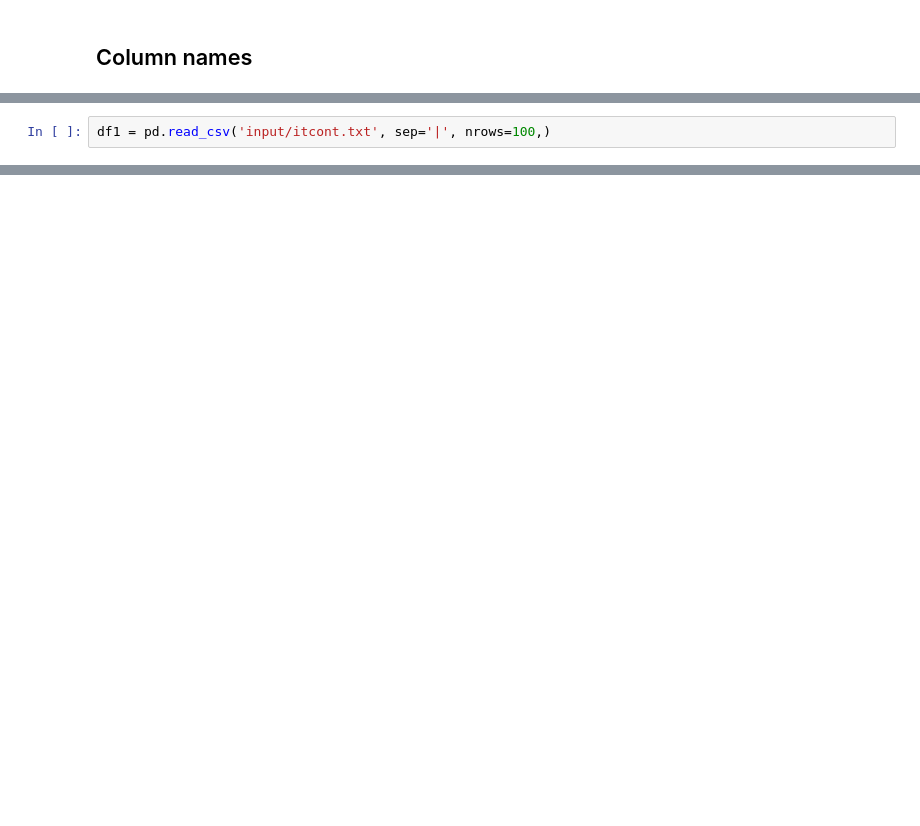
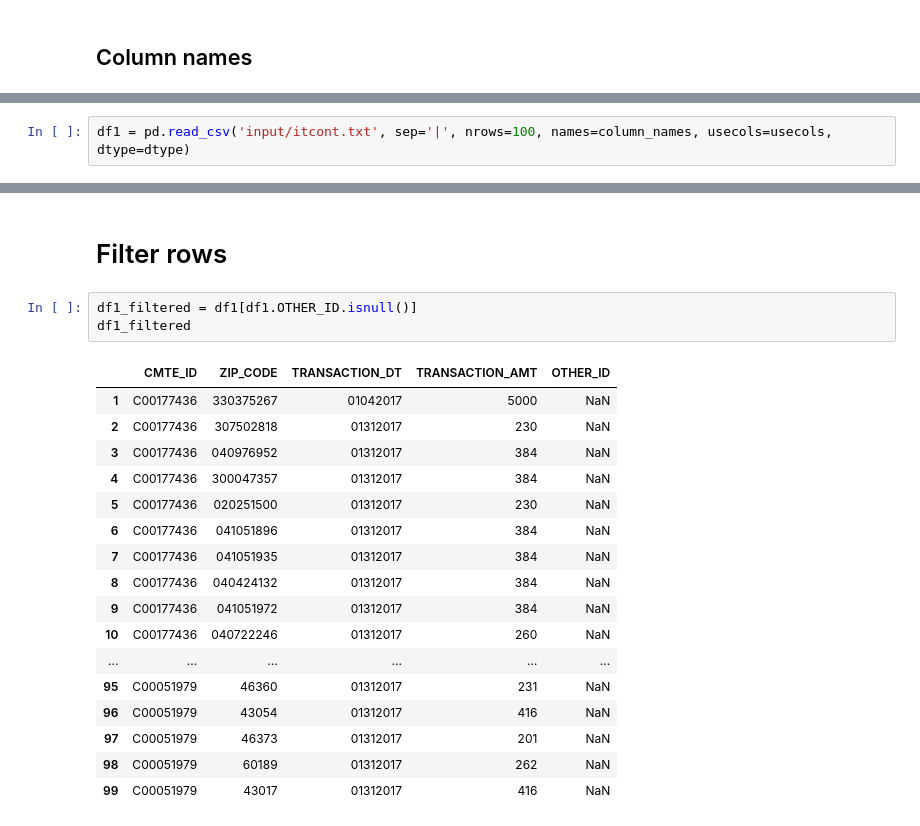
Before and after one commit to dashapyly/Find-Political-Donors-Insight-Challenge, a Jupyter notebook: Cleaning the input file.ipynb, the cells around one changed output, grey strips where cells are left out. Cells and saved outputs as stored; diff of their text form; blank space fills up the shorter version.

Commit message:
Start working on filtering

```diff
--- a/Cleaning the input file.ipynb
+++ b/Cleaning the input file.ipynb
@@ -292,2 +63,2 @@ column_names = [
 # %%
-df1 = pd.read_csv('input/itcont.txt', sep='|', nrows=100,)
+df1 = pd.read_csv('input/itcont.txt', sep='|', nrows=100, names=column_names, usecols=usecols, dtype=dtype)
@@ -335,0 +99,23 @@ Load DataFrames
+# %% [markdown]
+# Filter rows
+# %%
+df1_filtered = df1[df1.OTHER_ID.isnull()]
+df1_filtered
+# %% [output]
+|  | CMTE_ID | ZIP_CODE | TRANSACTION_DT | TRANSACTION_AMT | OTHER_ID |
+| 1 | C00177436 | 330375267 | 01042017 | 5000 | NaN |
+| 2 | C00177436 | 307502818 | 01312017 | 230 | NaN |
+| 3 | C00177436 | 040976952 | 01312017 | 384 | NaN |
+| 4 | C00177436 | 300047357 | 01312017 | 384 | NaN |
+| 5 | C00177436 | 020251500 | 01312017 | 230 | NaN |
+| 6 | C00177436 | 041051896 | 01312017 | 384 | NaN |
+| 7 | C00177436 | 041051935 | 01312017 | 384 | NaN |
+| 8 | C00177436 | 040424132 | 01312017 | 384 | NaN |
+| 9 | C00177436 | 041051972 | 01312017 | 384 | NaN |
+| 10 | C00177436 | 040722246 | 01312017 | 260 | NaN |
+| ... | ... | ... | ... | ... | ... |
+| 95 | C00051979 | 46360 | 01312017 | 231 | NaN |
+| 96 | C00051979 | 43054 | 01312017 | 416 | NaN |
+| 97 | C00051979 | 46373 | 01312017 | 201 | NaN |
+| 98 | C00051979 | 60189 | 01312017 | 262 | NaN |
+| 99 | C00051979 | 43017 | 01312017 | 416 | NaN |
```
Also changed, not shown: parts of 12 cells of this notebook.
